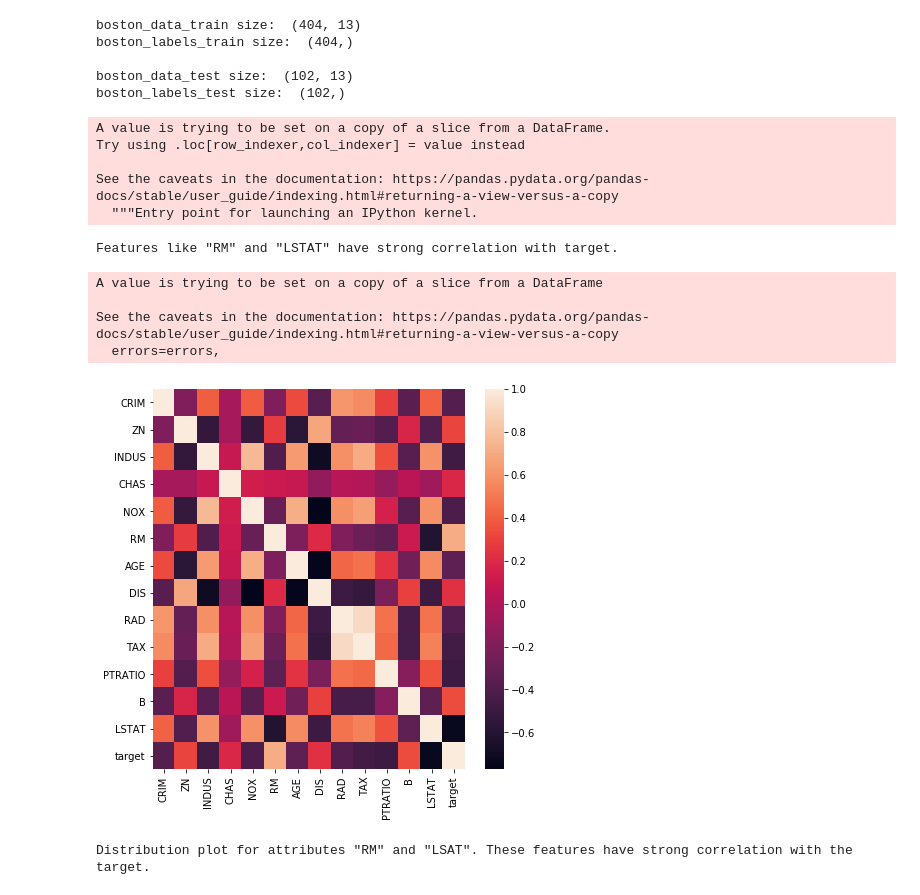
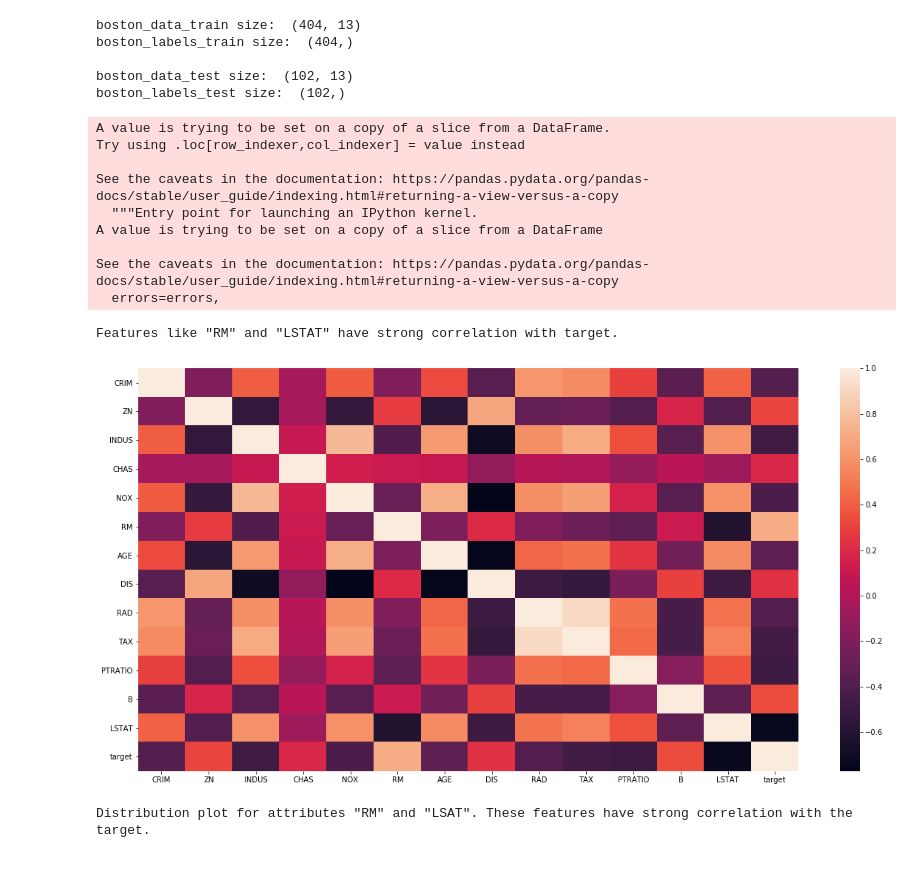
Before and after one commit to TanviSutar/IntroToML, a Jupyter notebook: BostonHousingRegression.ipynb, the cells around one changed output. Drawn from its saved outputs; the diff is of its cells as text; code cells hidden in the pictures; blank space fills up the shorter version.

```diff
--- a/BostonHousingRegression.ipynb
+++ b/BostonHousingRegression.ipynb
@@ -71,22 +71,22 @@ boston_labels_test size:  (102,)
 # %%
 boston_data_train['target'] = boston_labels_train
 cor = boston_data_train.corr()
-plt.figure(figsize=(7,7))
+plt.figure(figsize=(20,10))
 sns.heatmap(cor)
 boston_data_train.drop(['target'],axis=1,inplace=True)
 print('Features like "RM" and "LSTAT" have strong correlation with target.')
 # %% [output]
 A value is trying to be set on a copy of a slice from a DataFrame.
 Try using .loc[row_indexer,col_indexer] = value instead
 
 See the caveats in the documentation: https://pandas.pydata.org/pandas-docs/stable/user_guide/indexing.html#returning-a-view-versus-a-copy
   """Entry point for launching an IPython kernel.
+A value is trying to be set on a copy of a slice from a DataFrame
+
+See the caveats in the documentation: https://pandas.pydata.org/pandas-docs/stable/user_guide/indexing.html#returning-a-view-versus-a-copy
+  errors=errors,
 Features like "RM" and "LSTAT" have strong correlation with target.
-A value is trying to be set on a copy of a slice from a DataFrame
-
-See the caveats in the documentation: https://pandas.pydata.org/pandas-docs/stable/user_guide/indexing.html#returning-a-view-versus-a-copy
-  errors=errors,
-[figure, old version]
+[figure, new version]
 # %%
 print('Distribution plot for attributes "RM" and "LSAT". These features have strong correlation with the target.')
 plt.figure(figsize=(15,8))
```
Also changed, not shown: 1 other file.
